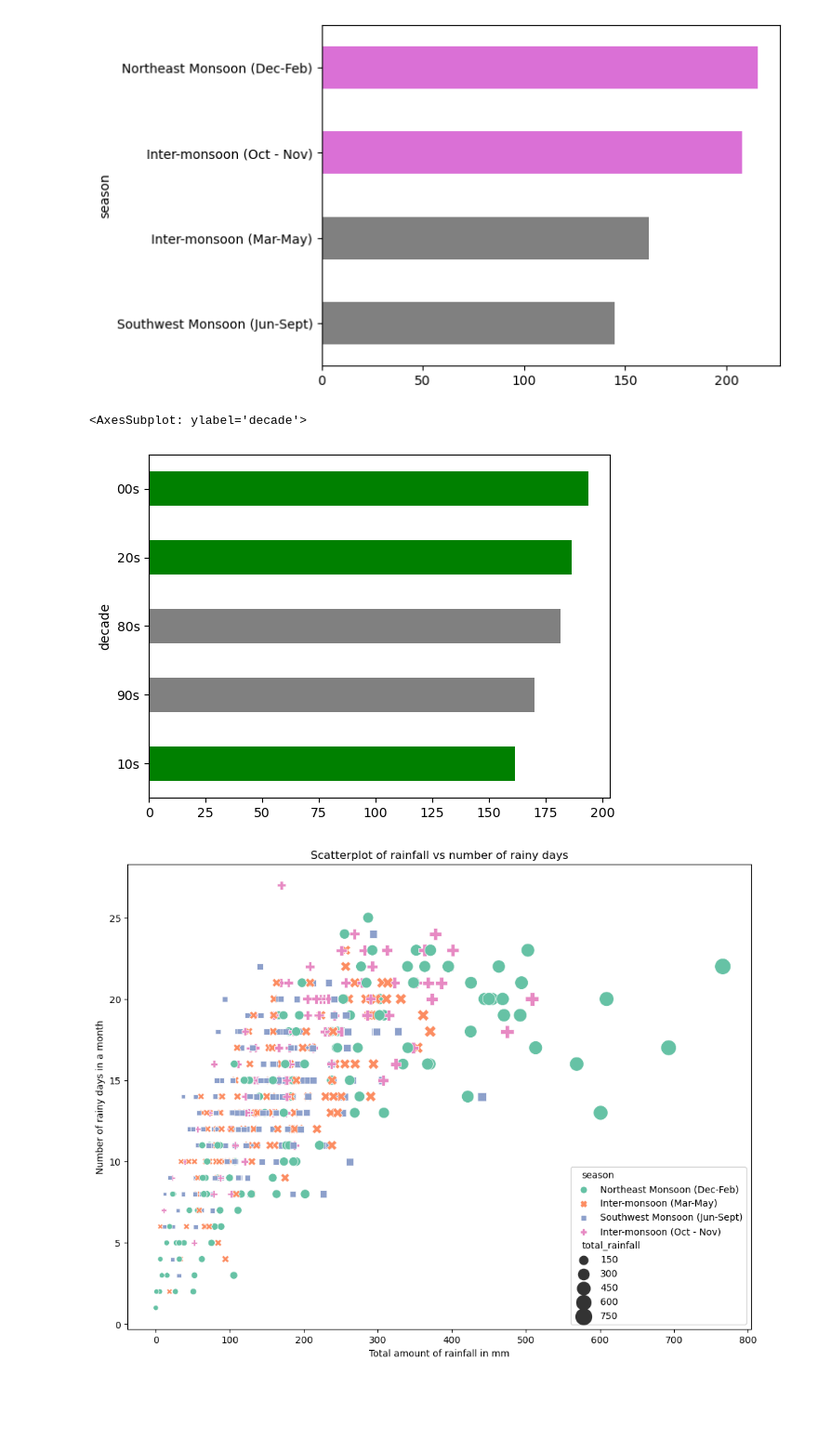
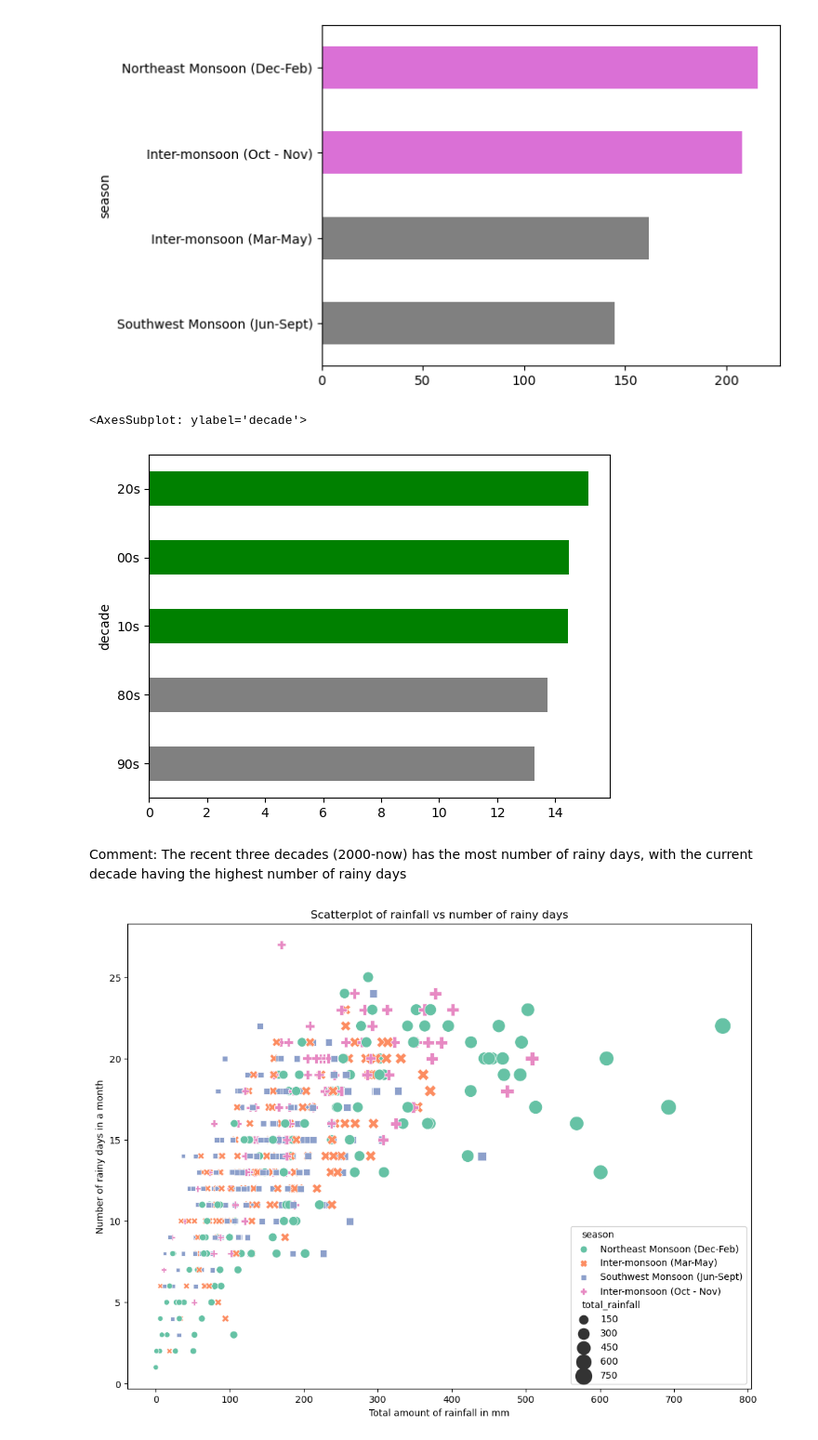
Before and after one commit to lishing/ga_project1_dsif9, a Jupyter notebook: code/starter-code.ipynb, the cells around one changed output. Shown at 93% size. Drawn from its saved outputs; the diff is of its cells as text; code cells hidden in the pictures; blank space fills up the shorter version.

Commit message:
added flu visualizations and read.me

```diff
--- a/code/starter-code.ipynb
+++ b/code/starter-code.ipynb
@@ -935,11 +961,13 @@ merged_df.groupby('season')['total_rainfall'].mean().sort_values(ascending=True)
 <AxesSubplot: ylabel='season'>
 [figure]
 # %%
-# study total rainfall by decade
-merged_df.groupby('decade')['total_rainfall'].mean().sort_values(ascending=True).plot.barh(color=['green','grey','grey','green','green'])
+# study rainy_days by decade
+merged_df.groupby('decade')['rainy_days'].mean().sort_values(ascending=True).plot.barh(color=['grey','grey','green','green','green'])
 # %% [output]
 <AxesSubplot: ylabel='decade'>
-[figure, old version]
+[figure, new version]
+# %% [markdown]
+Comment: The recent three decades (2000-now) has the most number of rainy days, with the current decade having the highest number of rainy days
 # %%
 # find if there is any correlation between number of rainy days and total rainfall (corr = 0.68)
 plt.figure(figsize=(12,9))
```
Also changed, not shown: parts of 23 cells of this notebook, 13 other files.
